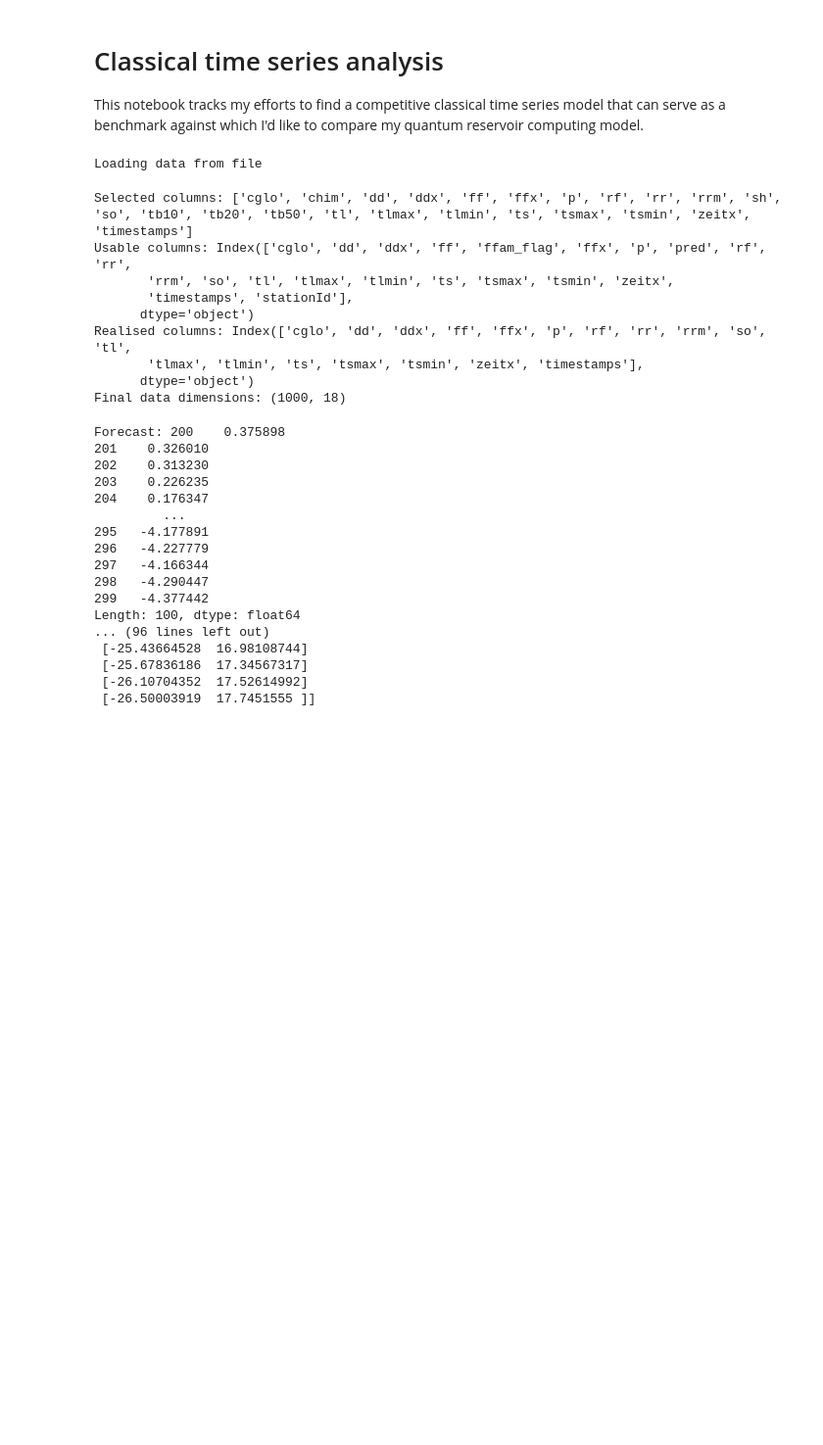
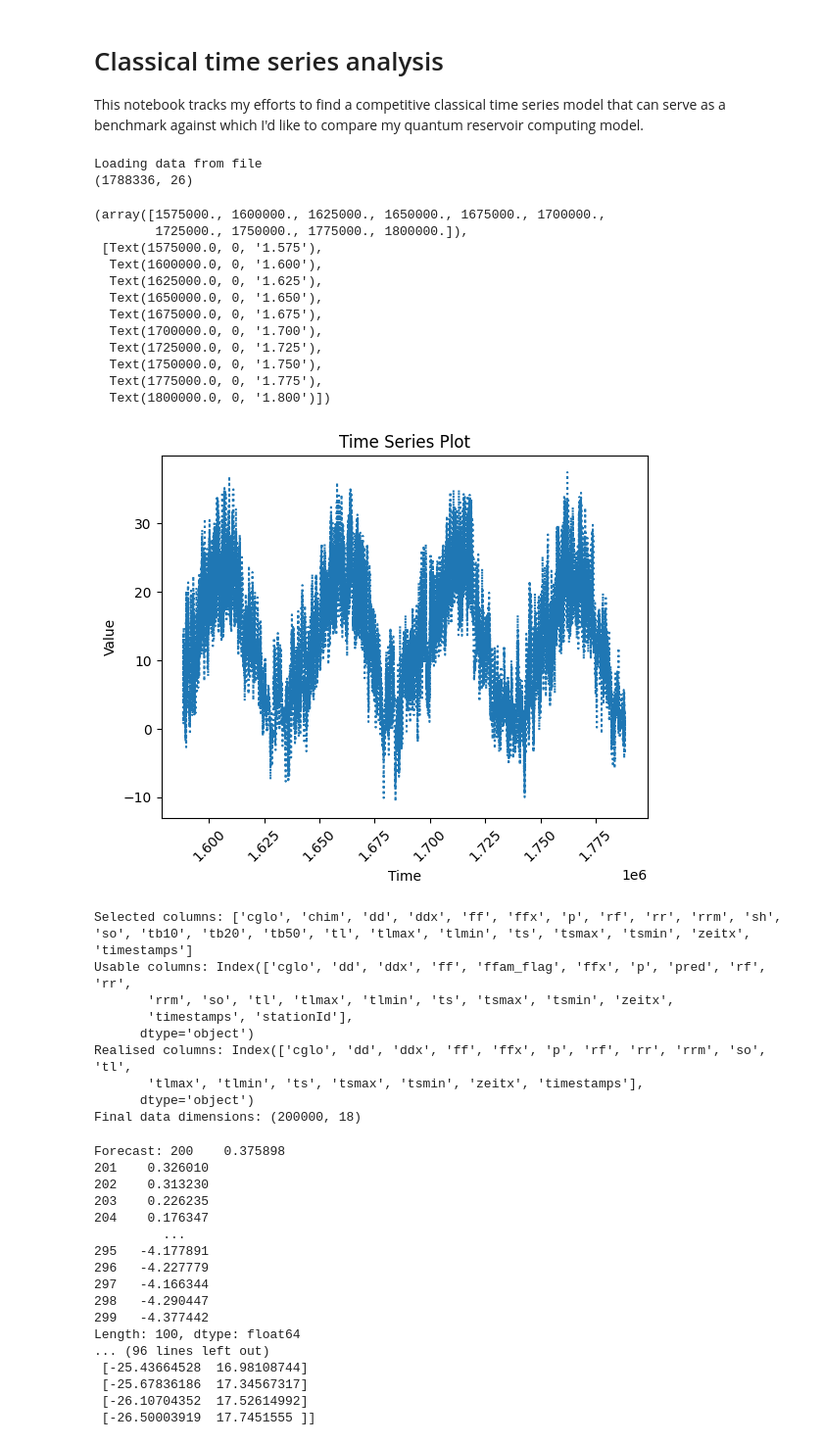
Before and after one commit to MorenoMarrara/MasterThesisProject-HCW-QuantumReservoirComputing, a Jupyter notebook: notebooks/ts-classical.ipynb, the cells around one changed output. Shown at 98% size. Saved outputs shown, nothing was run; the diff lists cells and outputs as text; code cells hidden in the pictures; blank space fills up the shorter version.

Commit message:
added plot to data loading

```diff
--- a/notebooks/ts-classical.ipynb
+++ b/notebooks/ts-classical.ipynb
@@ -4,15 +4,41 @@ This notebook tracks my efforts to find a competitive classical time series mode
 # %%
 import os.path
 
 from src.data.loading.configs import MODEL_DIR_CLASSICAL
 # ---- load data ----
 from src.data.loading.geosphere import Geosphere
 
 data = Geosphere().load_data_into_memory()
 
-historically_relevant_data = data[-1000:]
+print(data.shape)
+
+historically_relevant_data = data[-200000:]
+
+import matplotlib.pyplot as plt
+
+plt.plot(historically_relevant_data.index, historically_relevant_data['tl'], linestyle = 'dotted')
+
+# Add title and axis labels
+plt.title('Time Series Plot')
+plt.xlabel('Time')
+plt.ylabel('Value')
+plt.xticks(rotation=45)
 # %% [output]
 Loading data from file
+(1788336, 26)
+(array([1575000., 1600000., 1625000., 1650000., 1675000., 1700000.,
+        1725000., 1750000., 1775000., 1800000.]),
+ [Text(1575000.0, 0, '1.575'),
+  Text(1600000.0, 0, '1.600'),
+  Text(1625000.0, 0, '1.625'),
+  Text(1650000.0, 0, '1.650'),
+  Text(1675000.0, 0, '1.675'),
+  Text(1700000.0, 0, '1.700'),
+  Text(1725000.0, 0, '1.725'),
+  Text(1750000.0, 0, '1.750'),
+  Text(1775000.0, 0, '1.775'),
+  Text(1800000.0, 0, '1.800')])
+[figure, added]
 # %%
 # ---- select data ----
 
@@ -69,7 +95,7 @@ Usable columns: Index(['cglo', 'dd', 'ddx', 'ff', 'ffam_flag', 'ffx', 'p', 'pred
 Realised columns: Index(['cglo', 'dd', 'ddx', 'ff', 'ffx', 'p', 'rf', 'rr', 'rrm', 'so', 'tl',
        'tlmax', 'tlmin', 'ts', 'tsmax', 'tsmin', 'zeitx', 'timestamps'],
       dtype='object')
-Final data dimensions: (1000, 18)
+Final data dimensions: (200000, 18)
 # %%
 import pickle
 # ---- model selection ----
```
Also changed, not shown: parts of 1 cell of this notebook.
